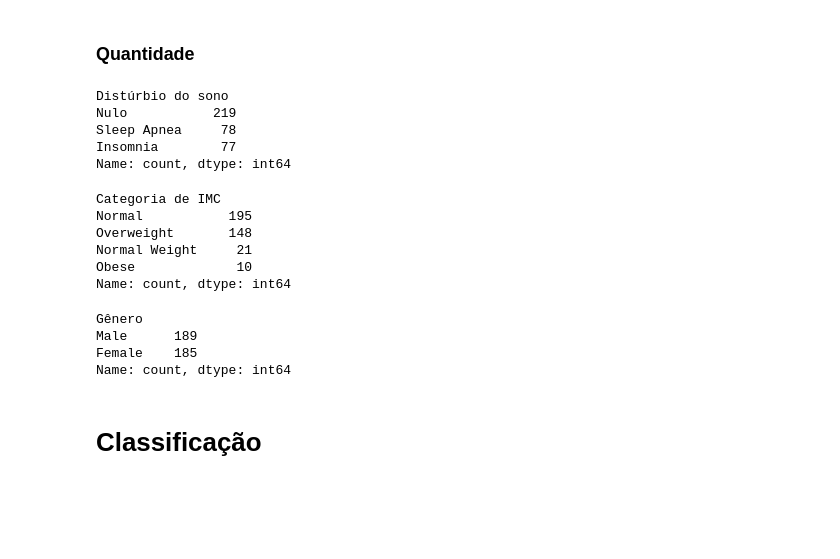
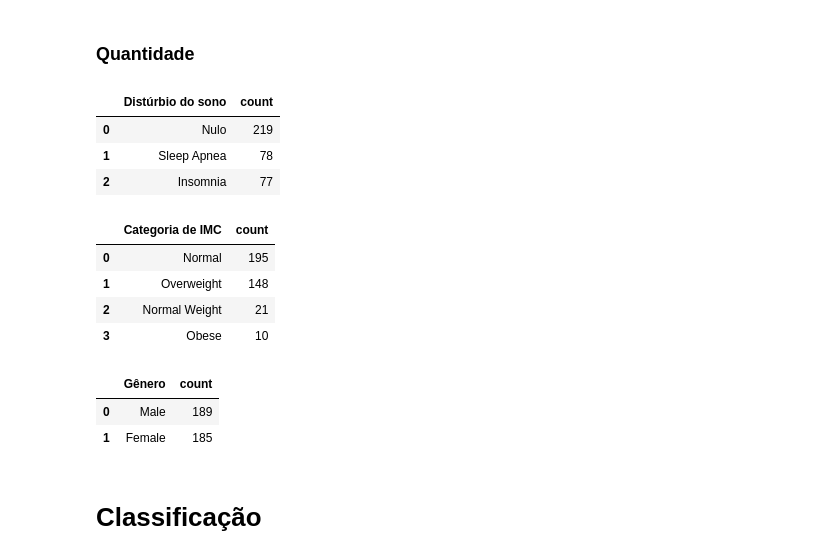
Before and after one commit to kaladabrio2020/Classfica-aoQualidadeDoSono, a Jupyter notebook: Analise.ipynb, the cells around one changed output. Cells and saved outputs as stored; diff of their text form; code cells hidden in the pictures; blank space fills up the shorter version.

```diff
--- a/Analise.ipynb
+++ b/Analise.ipynb
@@ -218,29 +219,26 @@ tabela(disturbio,'disturbio media',y=1)
 # %% [markdown]
 ### Quantidade
 # %%
-data['Distúrbio do sono'].value_counts()
+data['Distúrbio do sono'].value_counts().reset_index()
 # %% [output]
-Distúrbio do sono
-Nulo           219
-Sleep Apnea     78
-Insomnia        77
-Name: count, dtype: int64
+|  | Distúrbio do sono | count |
+| 0 | Nulo | 219 |
+| 1 | Sleep Apnea | 78 |
+| 2 | Insomnia | 77 |
 # %%
-data['Categoria de IMC'].value_counts()
+data['Categoria de IMC'].value_counts().reset_index()
 # %% [output]
-Categoria de IMC
-Normal           195
-Overweight       148
-Normal Weight     21
-Obese             10
-Name: count, dtype: int64
+|  | Categoria de IMC | count |
+| 0 | Normal | 195 |
+| 1 | Overweight | 148 |
+| 2 | Normal Weight | 21 |
+| 3 | Obese | 10 |
 # %%
-data['Gênero'].value_counts()
+data['Gênero'].value_counts().reset_index()
 # %% [output]
-Gênero
-Male      189
-Female    185
-Name: count, dtype: int64
+|  | Gênero | count |
+| 0 | Male | 189 |
+| 1 | Female | 185 |
 # %% [markdown]
 # Classificação
 # %%
```
Also changed, not shown: parts of 6 cells of this notebook.
